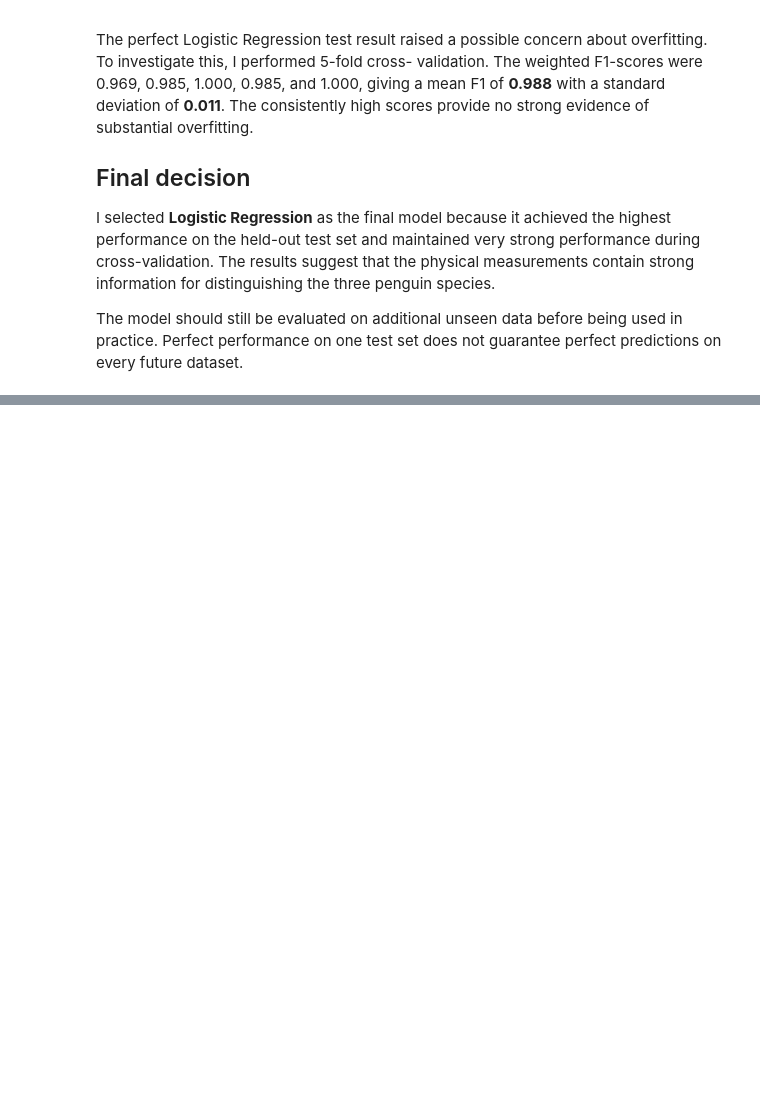
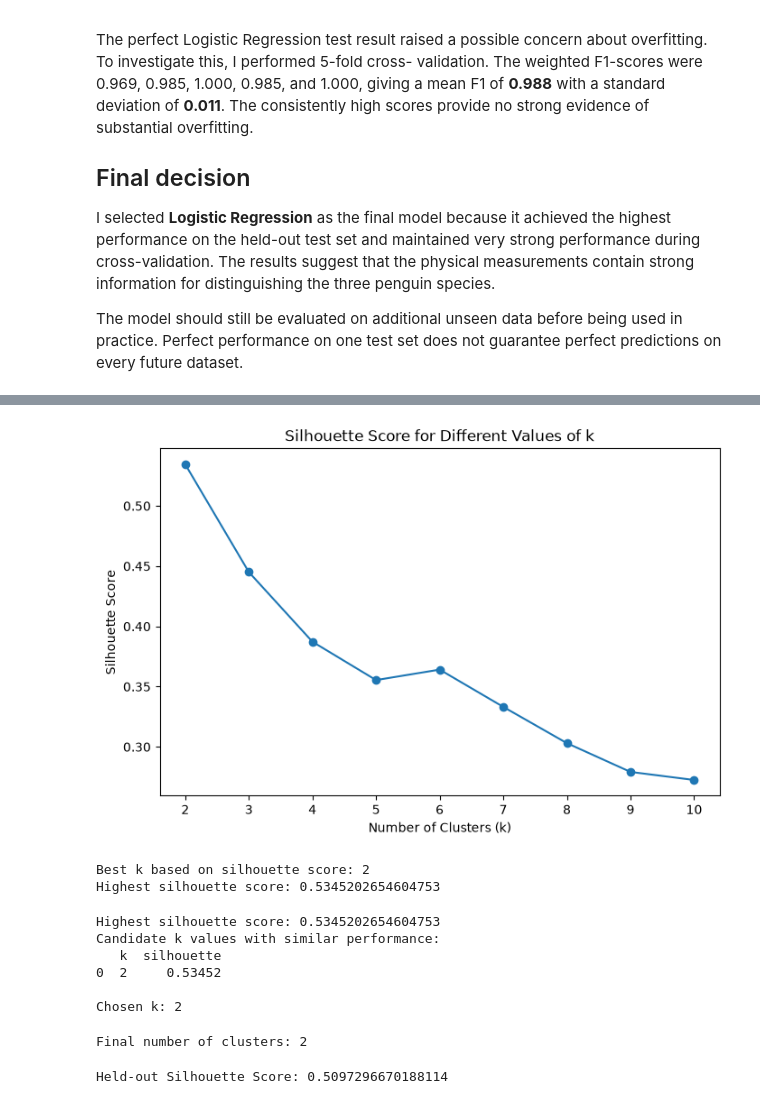
Before and after one commit to Hoga30/Klab_AI-program, a Jupyter notebook: notebooks/assignment2_data_wrangling.ipynb, the cells around one changed output, grey strips where cells are left out. Drawn from its saved outputs; the diff is of its cells as text; code cells hidden in the pictures; blank space fills up the shorter version.

```diff
--- a/notebooks/assignment2_data_wrangling.ipynb
+++ b/notebooks/assignment2_data_wrangling.ipynb
@@ -823,0 +950,73 @@ guarantee perfect predictions on every future dataset.
+# %%
+plt.figure(figsize=(8, 5))
+
+plt.plot(
+    results["k"],
+    results["silhouette"],
+    marker="o"
+)
+
+plt.xlabel("Number of Clusters (k)")
+plt.ylabel("Silhouette Score")
+plt.title("Silhouette Score for Different Values of k")
+
+plt.show()
+# %% [output]
+[figure, added]
+# %%
+best_silhouette_k = results.loc[
+    results["silhouette"].idxmax(),
+    "k"
+]
+
+best_silhouette_score = results["silhouette"].max()
+
+print("Best k based on silhouette score:", best_silhouette_k)
+print("Highest silhouette score:", best_silhouette_score)
+# %% [output]
+Best k based on silhouette score: 2
+Highest silhouette score: 0.5345202654604753
+# %%
+best_score = results["silhouette"].max()
+
+similar_models = results[
+    results["silhouette"] >= best_score - 0.02
+]
+
+chosen_k = similar_models["k"].min()
+
+print("Highest silhouette score:", best_score)
+print("Candidate k values with similar performance:")
+print(similar_models[["k", "silhouette"]])
+
+print("\nChosen k:", chosen_k)
+# %% [output]
+Highest silhouette score: 0.5345202654604753
+Candidate k values with similar performance:
+   k  silhouette
+0  2     0.53452
+
+Chosen k: 2
+# %%
+final_model = KMeans(
+    n_clusters=chosen_k,
+    random_state=42,
+    n_init=10
+)
+
+final_model.fit(X_train)
+
+print("Final number of clusters:", chosen_k)
+# %% [output]
+Final number of clusters: 2
+# %%
+test_labels = final_model.predict(X_test)
+
+test_silhouette = silhouette_score(
+    X_test,
+    test_labels
+)
+
+print("Held-out Silhouette Score:", test_silhouette)
+# %% [output]
+Held-out Silhouette Score: 0.5097296670188114
```
Also changed, not shown: parts of 21 cells of this notebook, 1 other file.
